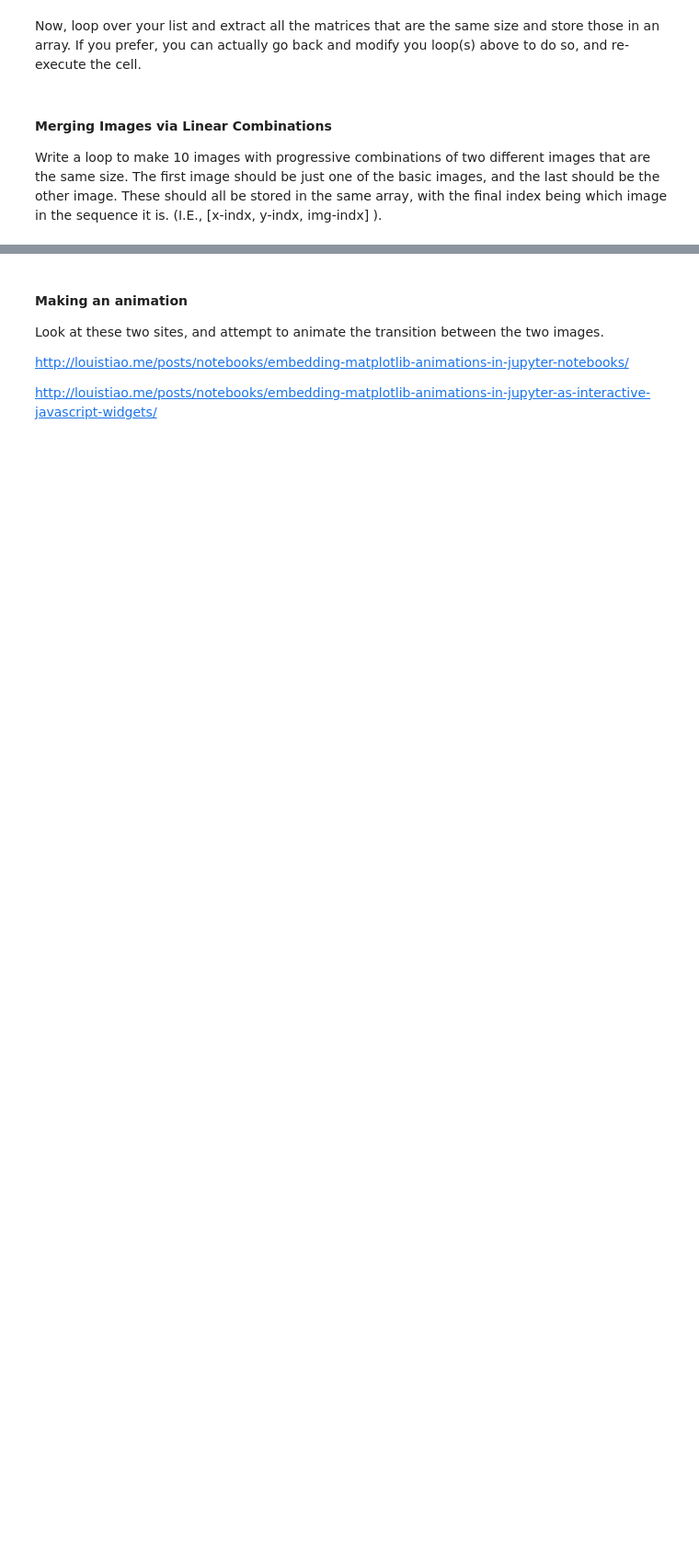
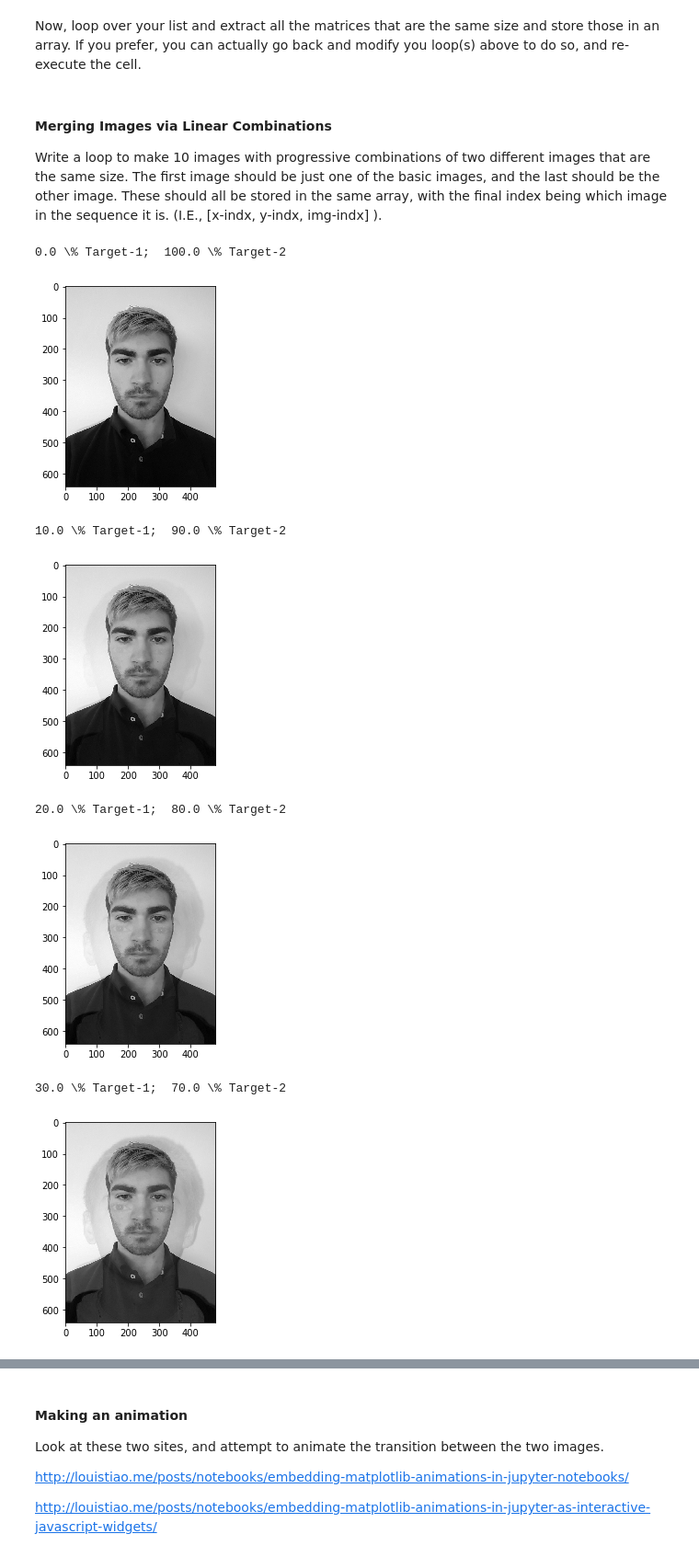
Before and after one commit to rikki-mayuri/numerical-linear-algebra, a Jupyter notebook: Exercises/Lab-3-More-Images.ipynb, the cells around one changed output, grey strips where cells are left out. Shown at 92% size. Saved outputs shown, nothing was run; the diff lists cells and outputs as text; code cells hidden in the pictures; blank space fills up the shorter version.

```diff
--- a/Exercises/Lab-3-More-Images.ipynb
+++ b/Exercises/Lab-3-More-Images.ipynb
@@ -60,0 +60,19 @@ Notice: You can store images that have different dimensions in a LIST of the mat
+# %%
+#Put your code here!
+from pathlib import Path
+import glob
+
+imgs = {}
+
+for img_uri in glob.glob("../Datasets/RosterImages/*.jfif"):
+    img = imageio.imread(img_uri, as_gray='True')
+    size = np.shape(img)
+
+    if size in imgs:
+        imgs[size].append(img)
+    else:
+        imgs[size] = [img]
+
+for k, v in imgs.items():
+    print(k, len(v))
+    # => shows (640, 480) to be the mode size (5)
@@ -68,0 +101,23 @@ Write a loop to make 10 images with progressive combinations of two different im
+# %%
+#Loop over to make the combinations of the images.
+targets = imgs[(640, 480)]
+target1 = targets[0]
+target2 = targets[1]
+
+for concentration in range(0, 11):
+    c1 = concentration/10.0
+    c2 = (10.0 - concentration)/10.0
+
+    print(c1 * 100, "\% Target-1; ", c2 * 100, "\% Target-2")
+    plt.figure()
+    plt.imshow(c1*target1+c2*target2, cmap=plt.cm.gray)
+    plt.show()
+# %% [output]
+0.0 \% Target-1;  100.0 \% Target-2
+[figure, added]
+10.0 \% Target-1;  90.0 \% Target-2
+[figure, added]
+20.0 \% Target-1;  80.0 \% Target-2
+[figure, added]
+30.0 \% Target-1;  70.0 \% Target-2
+[figure, added]
```
Also changed, not shown: parts of 15 cells of this notebook, 16 other files.
